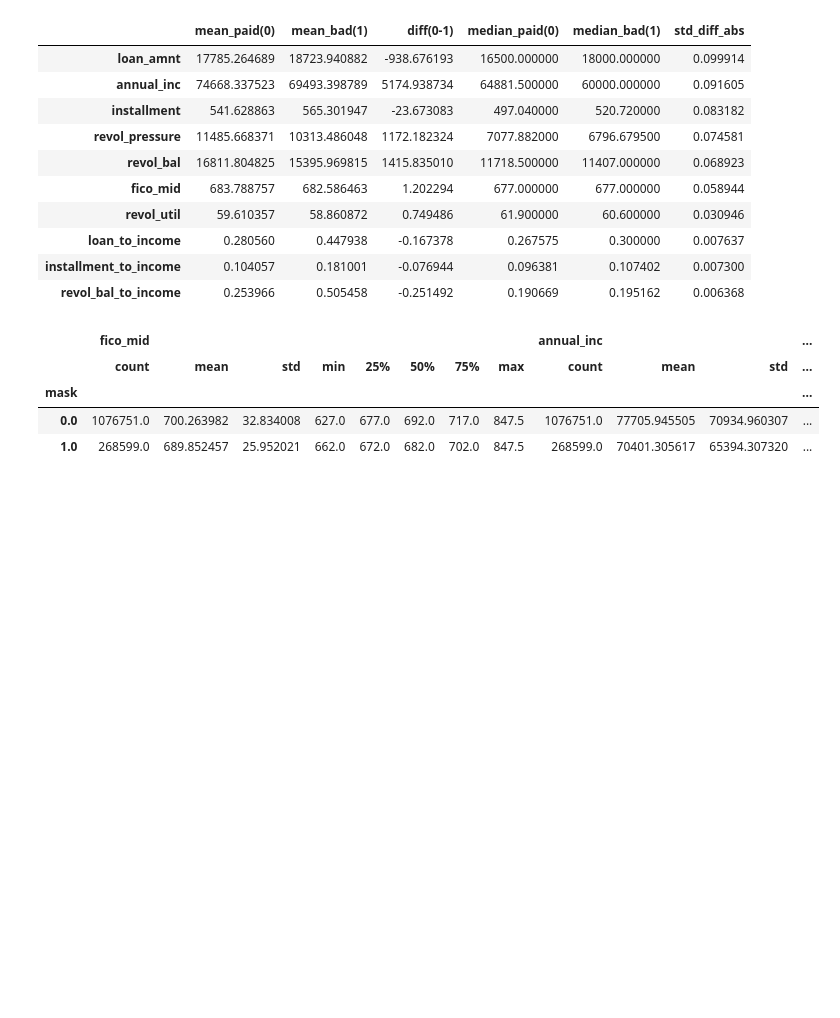
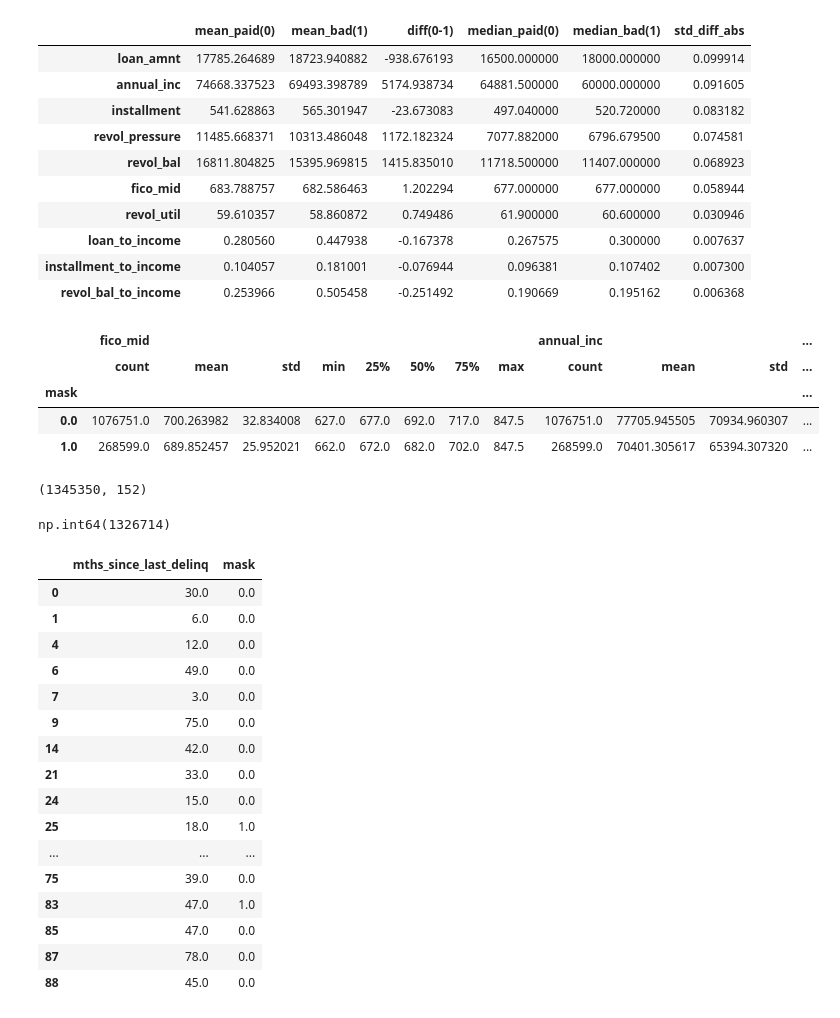
Before and after one commit to gywns7507/second_project, a Jupyter notebook: junick.ipynb, the cells around one changed output. Saved outputs shown, nothing was run; the diff lists cells and outputs as text; code cells hidden in the pictures; blank space fills up the shorter version.

```diff
--- a/junick.ipynb
+++ b/junick.ipynb
@@ -188,20 +160,3 @@ Name: proportion, dtype: float64
 | 59 | G | In Grace Period | 0.008383 |
 | 60 | G | Does not meet the credit policy. ... | 0.005917 |
 | 61 | G | Late (16-30 days) | 0.003205 |
-# %%
-# 유사-식별키 생성
-df['pseudo_id'] = (
-    df['zip_code'].astype(str) + '_' +
-    df['addr_state'].astype(str) + '_' +
-    df['earliest_cr_line'].astype(str)
-)
-
-# 동일 pseudo_id 내에서 중복 확인
-duplicates = df.groupby('pseudo_id').filter(lambda x: len(x) > 1)
-print(f"추정 재대출 건수: {len(duplicates)}")
-print(f"추정 재대출 인원: {duplicates['pseudo_id'].nunique()}")
-
-
-# = (
-# 추정 재대출 건수: 2184194
-# 추정 재대출 인원: 222413
@@ -746,3 +639,29 @@ df.groupby('mask')[["fico_mid", "annual_inc", "installment_to_income","revol_uti
 | mask |  |  |  |  |  |  |  |  |  |  |  | ... |
 | 0.0 | 1076751.0 | 700.263982 | 32.834008 | 627.0 | 677.0 | 692.0 | 717.0 | 847.5 | 1076751.0 | 77705.945505 | 70934.960307 | ... |
 | 1.0 | 268599.0 | 689.852457 | 25.952021 | 662.0 | 672.0 | 682.0 | 702.0 | 847.5 | 268599.0 | 70401.305617 | 65394.307320 | ... |
+# %%
+print(df.shape)
+df['sec_app_fico_range_low'].isna().sum()
+# %% [output]
+(1345350, 152)
+np.int64(1326714)
+# %%
+df.loc[df['mths_since_last_delinq'].notna(), ['mths_since_last_delinq', 'mask']].head(30)
+# %% [output]
+|  | mths_since_last_delinq | mask |
+| 0 | 30.0 | 0.0 |
+| 1 | 6.0 | 0.0 |
+| 4 | 12.0 | 0.0 |
+| 6 | 49.0 | 0.0 |
+| 7 | 3.0 | 0.0 |
+| 9 | 75.0 | 0.0 |
+| 14 | 42.0 | 0.0 |
+| 21 | 33.0 | 0.0 |
+| 24 | 15.0 | 0.0 |
+| 25 | 18.0 | 1.0 |
+| ... | ... | ... |
+| 75 | 39.0 | 0.0 |
+| 83 | 47.0 | 1.0 |
+| 85 | 47.0 | 0.0 |
+| 87 | 78.0 | 0.0 |
+| 88 | 45.0 | 0.0 |
```
Also changed, not shown: parts of 16 cells of this notebook, 2 other files.
